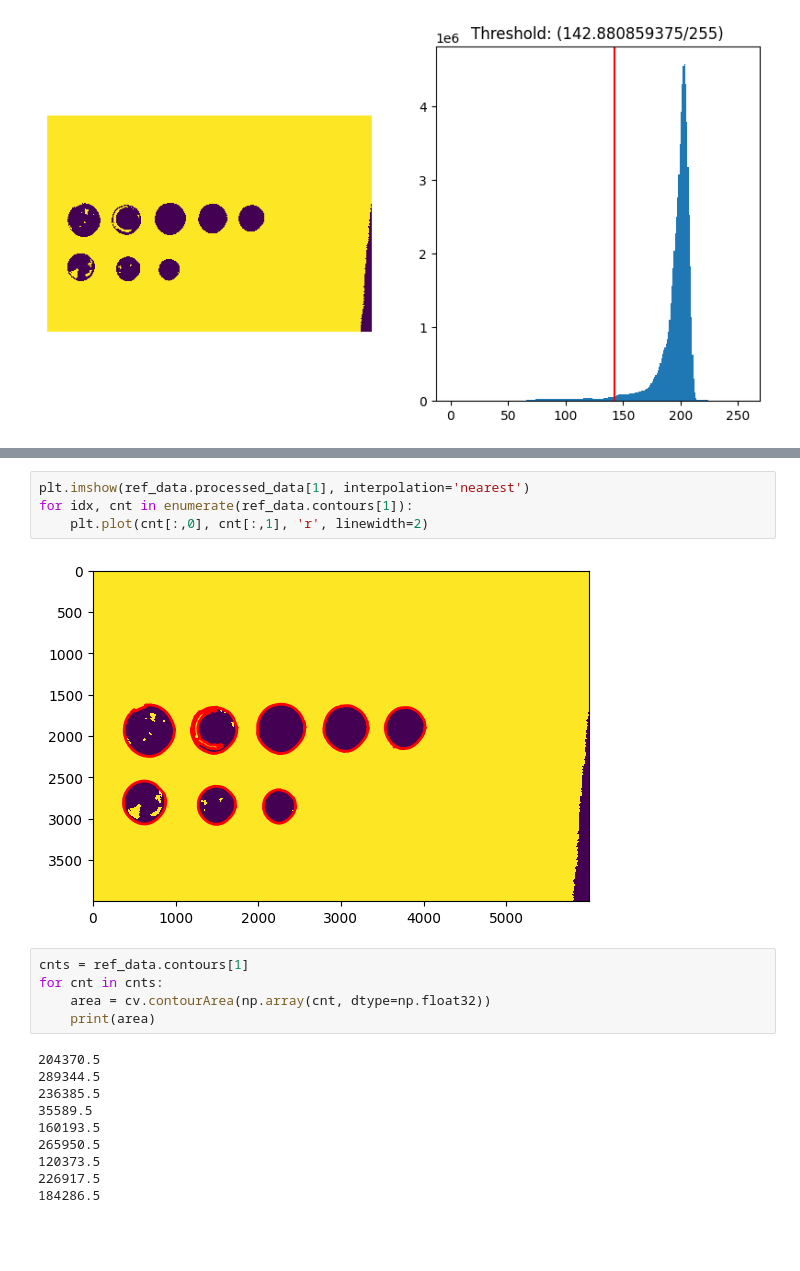
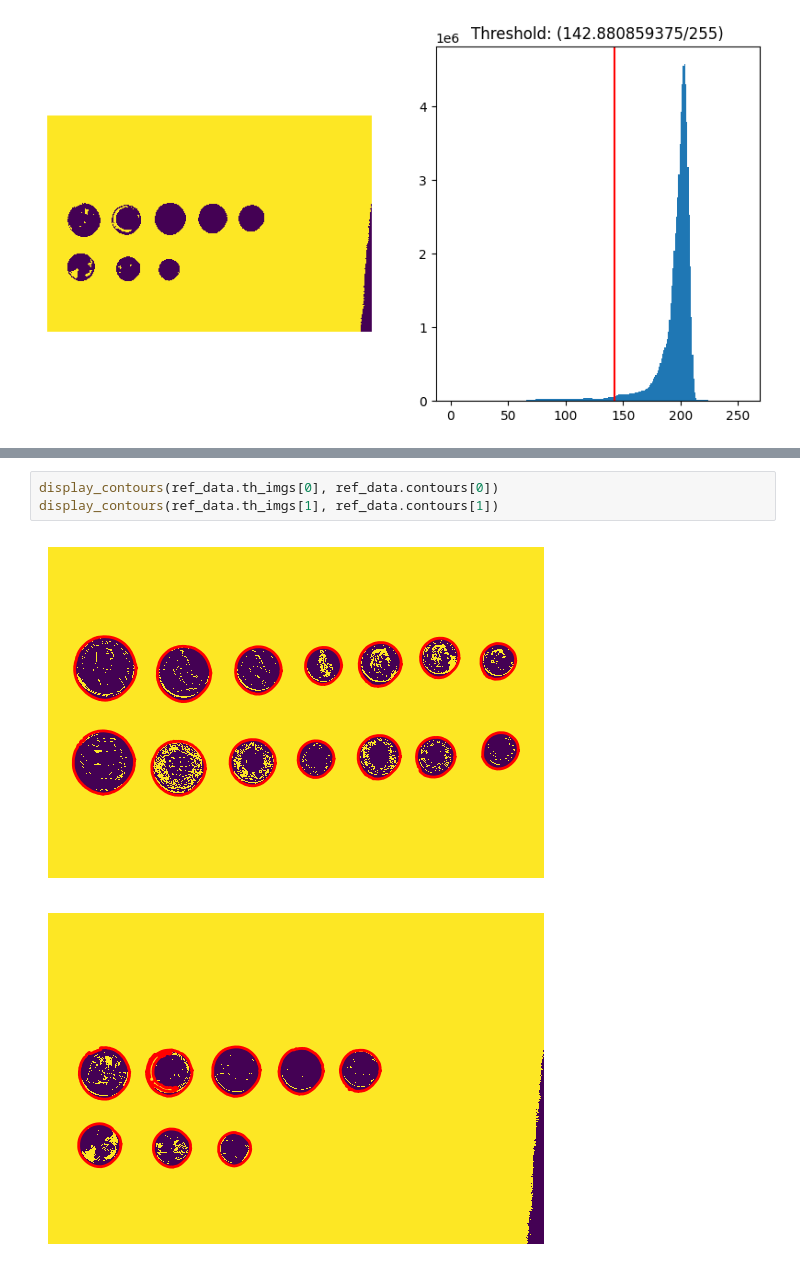
Before and after one commit to roduit/EE-451-IAPR, a Jupyter notebook: project/src/main.ipynb, the cells around one changed output, grey strips where cells are left out. Saved outputs shown, nothing was run; the diff lists cells and outputs as text; blank space fills up the shorter version.

Commit message:
modify display functions

```diff
--- a/project/src/main.ipynb
+++ b/project/src/main.ipynb
@@ -77,21 +74,6 @@ for idx, cnt in enumerate(ref_data.contours[0]):
-# %%
-plt.imshow(ref_data.processed_data[1], interpolation='nearest')
-for idx, cnt in enumerate(ref_data.contours[1]):
-    plt.plot(cnt[:,0], cnt[:,1], 'r', linewidth=2)
-# %% [output]
-[figure, removed]
-# %%
-cnts = ref_data.contours[1]
-for cnt in cnts:
-    area = cv.contourArea(np.array(cnt, dtype=np.float32))
-    print(area)
-# %% [output]
-204370.5
-289344.5
-236385.5
-35589.5
-160193.5
-265950.5
-120373.5
-226917.5
-184286.5
+# %%
+display_contours(ref_data.th_imgs[0], ref_data.contours[0])
+display_contours(ref_data.th_imgs[1], ref_data.contours[1])
+# %% [output]
+[figure, added]
+[figure, added]
```
Also changed, not shown: parts of 2 cells of this notebook, 1 other file.
